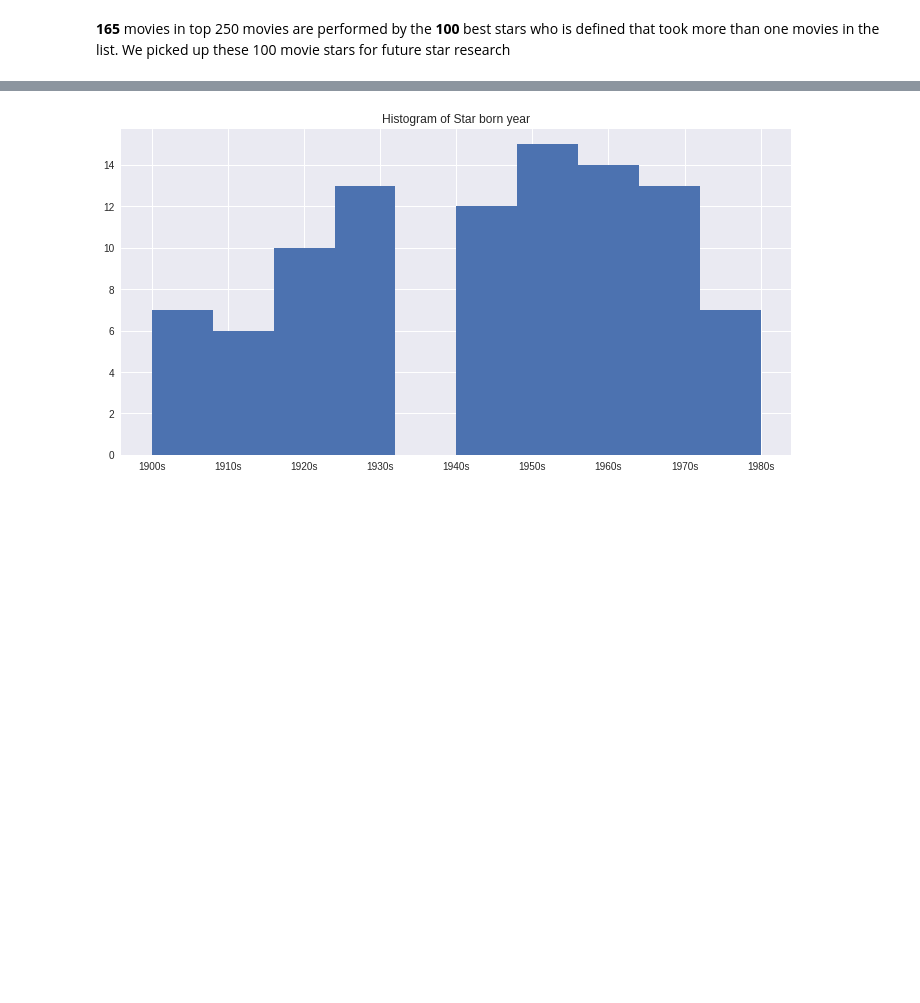
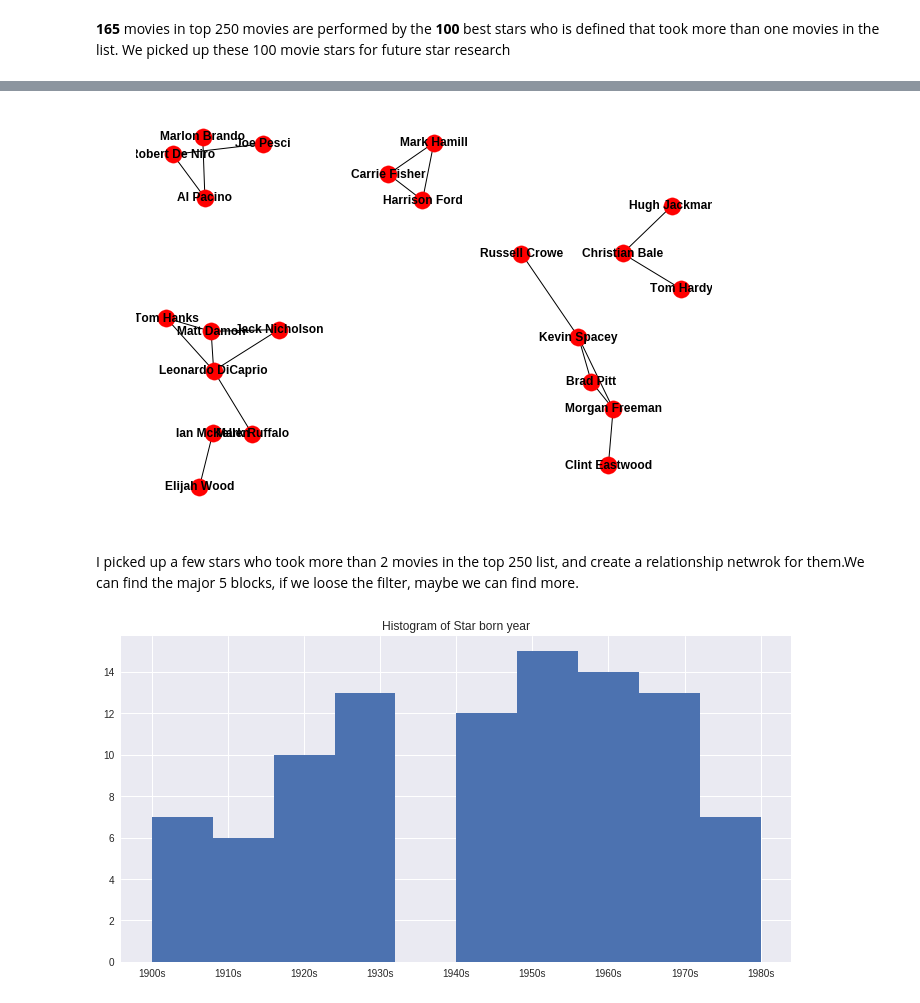
Before and after one commit to neoaksa/IMDB_Spider, a Jupyter notebook: Movie_Analysis.ipynb, the cells around one changed output, grey strips where cells are left out. Saved outputs shown, nothing was run; the diff lists cells and outputs as text; code cells hidden in the pictures; blank space fills up the shorter version.

```diff
--- a/Movie_Analysis.ipynb
+++ b/Movie_Analysis.ipynb
@@ -151,3 +151,42 @@ df_movieItem[df_movieItem['title'].isin(movie_list)].head(10)
 | 11 | Fight Club | David Fincher | ['Chuck Palahniuk', 'Jim Uhls'] | ['Brad Pitt', 'Edward Norton', 'M... | ['nm0000093', 'nm0001570', 'nm000... | ['66'] | ['8.8'] |
 # %% [markdown]
 **165** movies in top 250 movies are performed by the **100** best stars who is defined that took more than one movies in the list. We picked up these 100 movie stars for future star research
+# %%
+# movie star relationship analysis
+
+df_movie_star_plus = df_star[df_star['num_movie']>2][['stars_id','stars']]
+# transfer star list to relationship list
+def starlist2network(list):
+    bi_list = []
+    i = 0
+    while i<len(list):
+        j = 1
+        while j<len(list)-i:
+            bi_list.append((list[i],list[i+j]))
+            j += 1
+        i += 1
+    return tuple(bi_list)
+
+star_map_list =set()
+for index,stars in df_movieItem[['stars']].iterrows():
+    star_list = []
+    star_list += [x.lstrip().replace('"','')
+                  for x in stars['stars'][1:-1].replace('\'','').split(',')]
+    for item in starlist2network(star_list):
+        if item[0] in df_movie_star_plus['stars'].values and item[1] in df_movie_star_plus['stars'].values:
+            star_map_list.add(tuple(sorted(item)))
+
+
+!pip install networkx
+import networkx as nx
+import matplotlib.pyplot as plt
+
+# Creating a Graph
+G = nx.Graph() # Right now G is empty
+G.add_edges_from(star_map_list)
+# k controls the distance between the nodes and varies between 0 and 1
+# iterations is the number of times simulated annealing is run
+# default k =0.1 and iterations=50
+pos = nx.spring_layout(G,k=0.55,iterations=50)
+nx.draw(G,pos, with_labels=True, font_weight='bold',node_shape = 'o')
+# %% [output]
@@ -154,3 +195,6 @@ df_movieItem[df_movieItem['title'].isin(movie_list)].head(10)
+[figure, added]
+# %% [markdown]
+I picked up a few stars who took more than 2 movies in the top 250 list, and create a relationship netwrok for them.We can find the major 5 blocks, if we loose the filter, maybe we can find more.
 # %%
 # pick 100 stars for age analysis
 # rebin the year by 10 years
```
Also changed, not shown: parts of 4 cells of this notebook.
